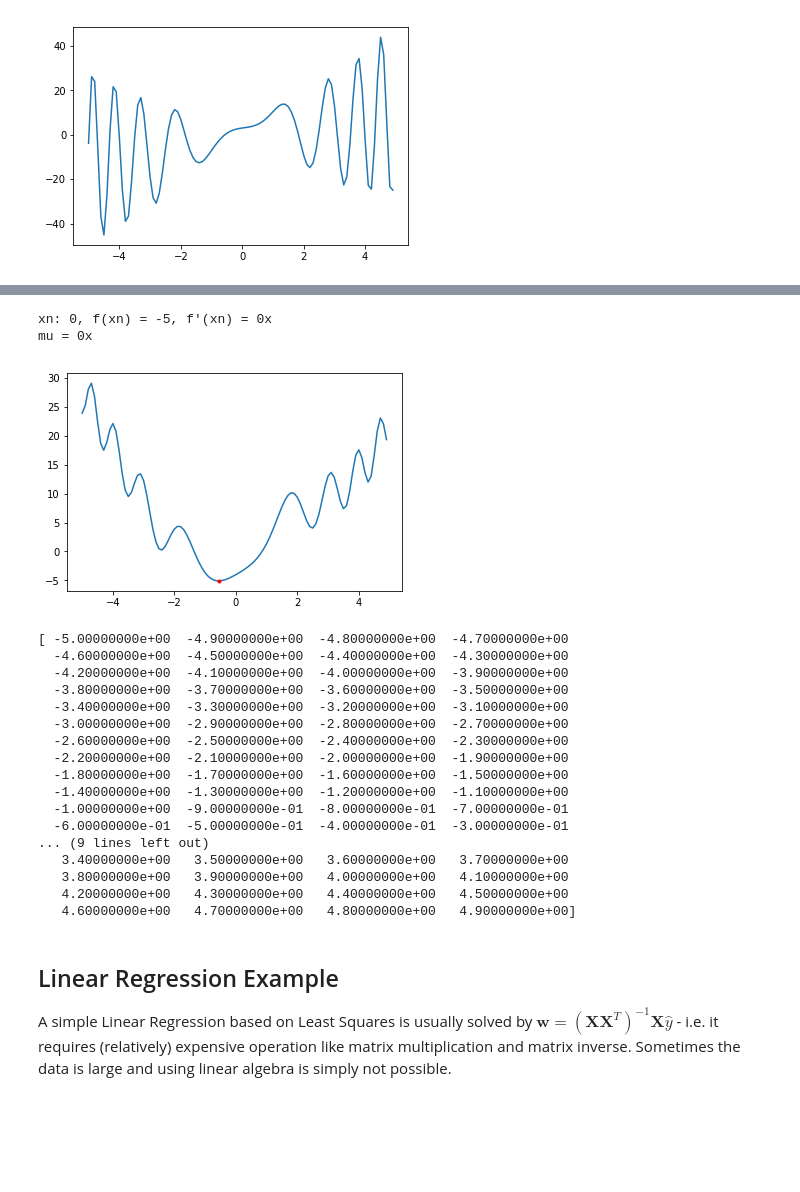
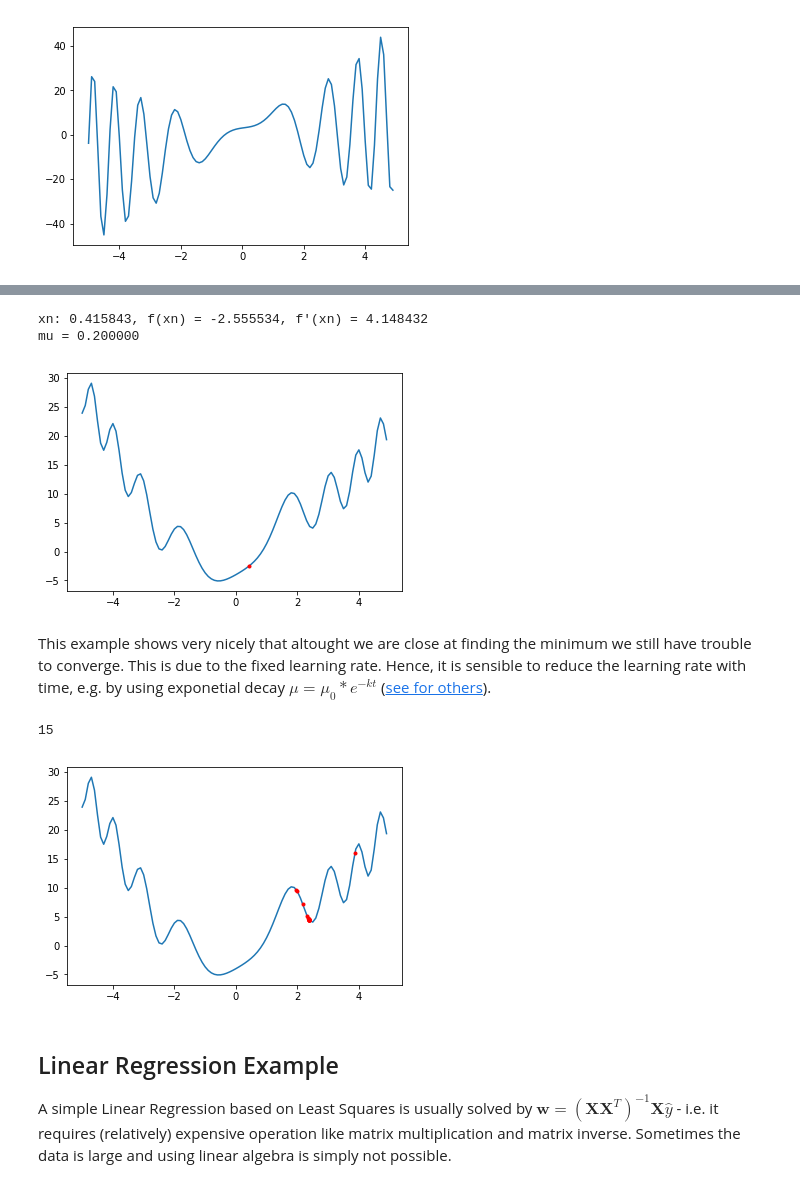
Before and after one commit to burkovae/notebook-collection, a Jupyter notebook: Gradients.ipynb, the cells around one changed output, grey strips where cells are left out. Saved outputs shown, nothing was run; the diff lists cells and outputs as text; code cells hidden in the pictures; blank space fills up the shorter version.

```diff
--- a/Gradients.ipynb
+++ b/Gradients.ipynb
@@ -53,30 +72,17 @@ plt.show()
 # %%
-mu = 0.9*mu
-xn = xn - mu * numerical_derivative(xn, any_function)
+#mu = 0.9*mu
+xnew = xn - mu * numerical_derivative(xn, any_function)
+xn = xnew
 
-print 'xn: %d, f(xn) = %d, f\'(xn) = %dx' % (xn, any_function(xn), numerical_derivative(xn, any_function))
-print 'mu = %dx' % (mu)
+print 'xn: %f, f(xn) = %f, f\'(xn) = %f' % (xn, any_function(xn), numerical_derivative(xn, any_function))
+print 'mu = %f' % (mu)
 plt.plot(x,y)
 plt.plot(xn, any_function(xn), '.r')
 plt.show()
+# TODO: animate!
 # %% [output]
-xn: 0, f(xn) = -5, f'(xn) = 0x
-mu = 0x
+xn: 0.415843, f(xn) = -2.555534, f'(xn) = 4.148432
+mu = 0.200000
-[figure, old version]
+[figure, new version]
-[ -5.00000000e+00  -4.90000000e+00  -4.80000000e+00  -4.70000000e+00
-  -4.60000000e+00  -4.50000000e+00  -4.40000000e+00  -4.30000000e+00
-  -4.20000000e+00  -4.10000000e+00  -4.00000000e+00  -3.90000000e+00
-  -3.80000000e+00  -3.70000000e+00  -3.60000000e+00  -3.50000000e+00
-  -3.40000000e+00  -3.30000000e+00  -3.20000000e+00  -3.10000000e+00
-  -3.00000000e+00  -2.90000000e+00  -2.80000000e+00  -2.70000000e+00
-  -2.60000000e+00  -2.50000000e+00  -2.40000000e+00  -2.30000000e+00
-  -2.20000000e+00  -2.10000000e+00  -2.00000000e+00  -1.90000000e+00
-  -1.80000000e+00  -1.70000000e+00  -1.60000000e+00  -1.50000000e+00
-  -1.40000000e+00  -1.30000000e+00  -1.20000000e+00  -1.10000000e+00
-  -1.00000000e+00  -9.00000000e-01  -8.00000000e-01  -7.00000000e-01
-  -6.00000000e-01  -5.00000000e-01  -4.00000000e-01  -3.00000000e-01
-... (9 lines left out)
-   3.40000000e+00   3.50000000e+00   3.60000000e+00   3.70000000e+00
-   3.80000000e+00   3.90000000e+00   4.00000000e+00   4.10000000e+00
-   4.20000000e+00   4.30000000e+00   4.40000000e+00   4.50000000e+00
-   4.60000000e+00   4.70000000e+00   4.80000000e+00   4.90000000e+00]
+# %% [markdown]
+This example shows very nicely that altought we are close at finding the minimum we still have trouble to converge. This is due to the fixed learning rate. Hence, it is sensible to reduce the learning rate with time, e.g. by using exponetial decay $\mu = \mu_0*e^{-kt}$ ([see for others](http://cs231n.github.io/neural-networks-3/#anneal)).
@@ -82,0 +120,10 @@ mu = 0x
+# %%
+plt.plot(x,y)
+xhist, yhist, gradhist = optimize_simple(any_function, 2, 0.2)
+print len(xhist)
+plt.plot(xhist, yhist, '.r')
+
+plt.show()
+# %% [output]
+15
+[figure, added]
```
Also changed, not shown: parts of 7 cells of this notebook.
